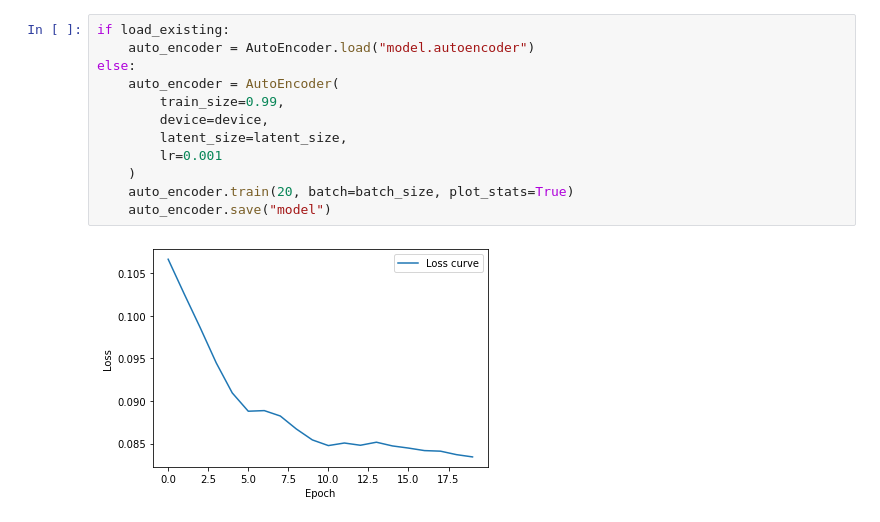
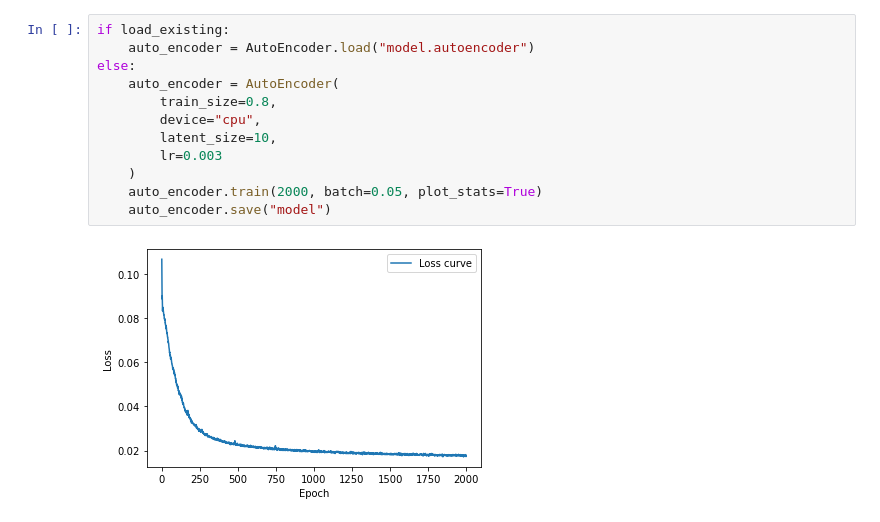
Before and after one commit to eivind-bn/tdt05-mnist, a Jupyter notebook: notebook.ipynb, the cells around one changed output. Drawn from its saved outputs; the diff is of its cells as text.

```diff
--- a/notebook.ipynb
+++ b/notebook.ipynb
@@ -13,14 +13,14 @@ load_existing = False
 # %%
 if load_existing:
     auto_encoder = AutoEncoder.load("model.autoencoder")
 else:
     auto_encoder = AutoEncoder(
-        train_size=0.99,
-        device=device,
-        latent_size=latent_size,
-        lr=0.001
+        train_size=0.8,
+        device="cpu",
+        latent_size=10,
+        lr=0.003
     )
-    auto_encoder.train(20, batch=batch_size, plot_stats=True)
+    auto_encoder.train(2000, batch=0.05, plot_stats=True)
     auto_encoder.save("model")
 # %% [output]
-[figure, old version]
+[figure, new version]
```
Also changed, not shown: parts of 13 cells of this notebook, 1 other file.
